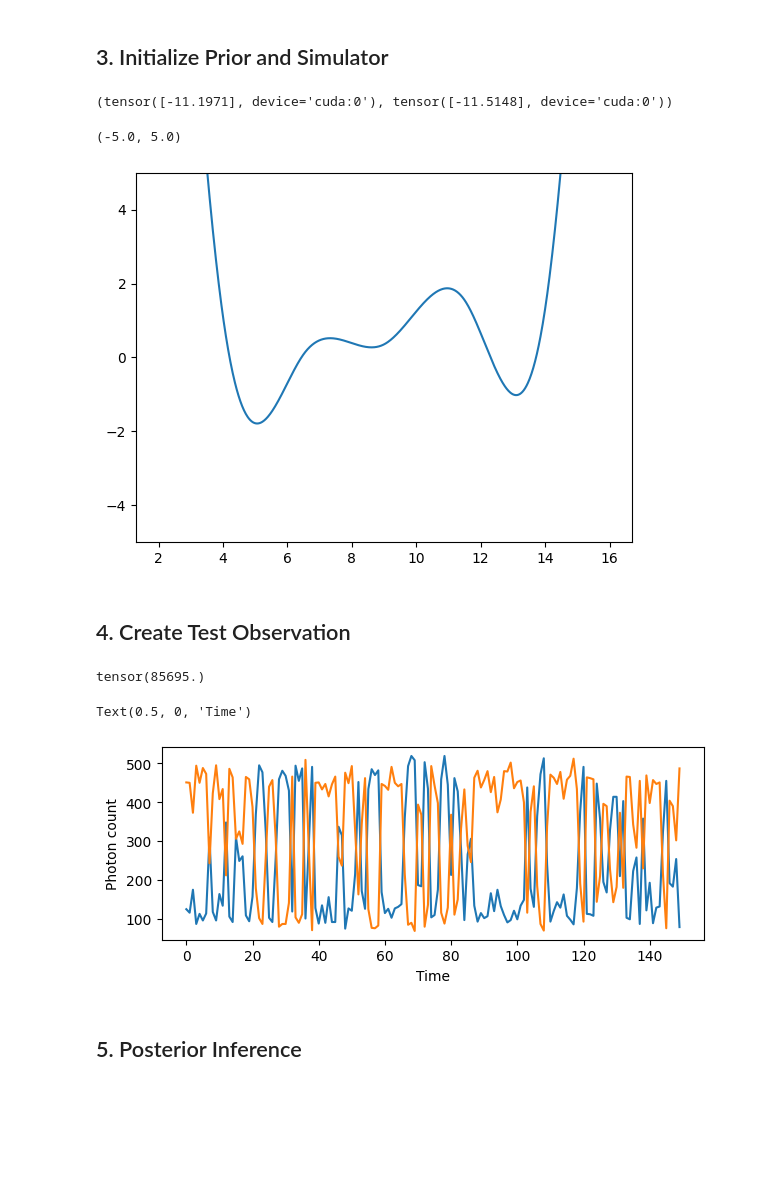
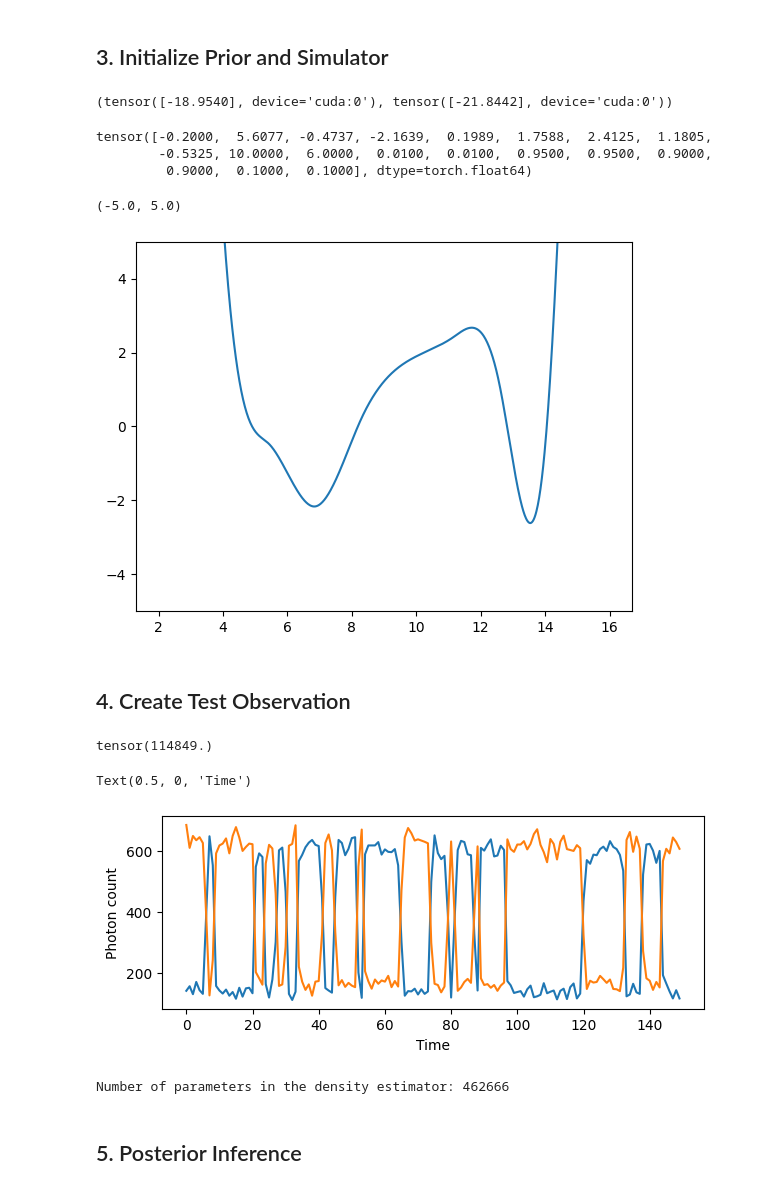
Before and after one commit to covinolab/smFRET_sbi, a Jupyter notebook: analysis/eval_posterior.ipynb, the cells around one changed output. Saved outputs shown, nothing was run; the diff lists cells and outputs as text; code cells hidden in the pictures; blank space fills up the shorter version.

```diff
--- a/analysis/eval_posterior.ipynb
+++ b/analysis/eval_posterior.ipynb
@@ -32,7 +32,9 @@ outputs_root = project_root / "outputs"
 
 run_selector = "latest"
 # Example explicit selector:
-# run_selector = "highnodes/2026-03-16/16-07-10"
+run_selector = "highnodes/2026-03-17/21-42-20"
+#run_selector = "base/2026-03-17/18-37-45"
+run_selector = "2026-03-12/18-34-42"
 
 
 def resolve_run_dir(selector: str) -> Path:
@@ -136,28 +138,28 @@ def bin_along_time(x, n_bins=100):
 # %%
 fret_simulator = smFRET_simulator_wrapper_from_config(str(data_cfg))
 # %%
-true_params = torch.tensor([ -0.200, 1.0938, 0.0873, .35556,  1.55016, 1.31840,  8.0000, 9.000, 0.0100,  0.01000,  0.9500,  0.9500,  0.9000,  0.9000,  0.1000,  0.1000], dtype=torch.float64)
+true_params = torch.tensor([ -0.200, 5.6077, -0.4737, -2.1639,  0.1989,  1.7588,  2.4125,  1.1805,-0.5325,  10.0000, 6.000, 0.0100,  0.01000,  0.9500,  0.9500,  0.9000,  0.9000,  0.1000,  0.1000], dtype=torch.float64)
 true_params1 = torch.tensor([ 0.200, -.0938, -2.0873, 1.35556,  0.1016, 0.6840,  8.0000, 3.000, 0.0100,  0.01000,  0.9500,  0.9500,  0.9000,  0.9000,  0.1000,  0.1000], dtype=torch.float64)
 # %%
-prior.log_prob(true_params[:6].to(device)), prior.log_prob(true_params1[:6].to(device))
+prior.log_prob(true_params[:9].to(device)), prior.log_prob(true_params1[:9].to(device))
 # %% [output]
-(tensor([-11.1971], device='cuda:0'), tensor([-11.5148], device='cuda:0'))
+(tensor([-18.9540], device='cuda:0'), tensor([-21.8442], device='cuda:0'))
+# %%
+true_params
+# %% [output]
+tensor([-0.2000,  5.6077, -0.4737, -2.1639,  0.1989,  1.7588,  2.4125,  1.1805,
+        -0.5325, 10.0000,  6.0000,  0.0100,  0.0100,  0.9500,  0.9500,  0.9000,
+         0.9000,  0.1000,  0.1000], dtype=torch.float64)
 # %%
 x, y = eval_spline(
     params=true_params,
     x_eval=np.linspace(2, 16, 1000),
-    N_knots=5,
-    x_min=4,
-    x_max=14,
-    boundary_condition='bound',
-    max_G0=30,
-    spline_type="cubic"
 )
 plt.plot(x, y)
 plt.ylim(-5, 5)
 # %% [output]
 (-5.0, 5.0)
-[figure, old version]
+[figure, new version]
 # %%
 observation = torch.stack([fret_simulator(true_params) for _ in range(1)])
 # %% [markdown]
@@ -165,7 +167,7 @@ observation = torch.stack([fret_simulator(true_params) for _ in range(1)])
 # %%
 observation.sum()
 # %% [output]
-tensor(85695.)
+tensor(114849.)
 # %%
 idx = 0
 plt.figure(figsize=(7, 2.5))
@@ -175,11 +177,18 @@ plt.ylabel("Photon count")
 plt.xlabel("Time")
 # %% [output]
 Text(0.5, 0, 'Time')
-[figure, old version]
+[figure, new version]
 # %%
 with open(model_path, "rb") as f:
     density_estimator = pickle.load(f)
 density_estimator = density_estimator.to(device)
+# %%
+def count_parameters(model):
+    return sum(p.numel() for p in model.parameters() if p.requires_grad)
+
+print(f"Number of parameters in the density estimator: {count_parameters(density_estimator)}")
+# %% [output]
+Number of parameters in the density estimator: 462666
 # %% [markdown]
 ## 5. Posterior Inference
 # %%
```
Also changed, not shown: parts of 3 cells of this notebook, 9 other files.
